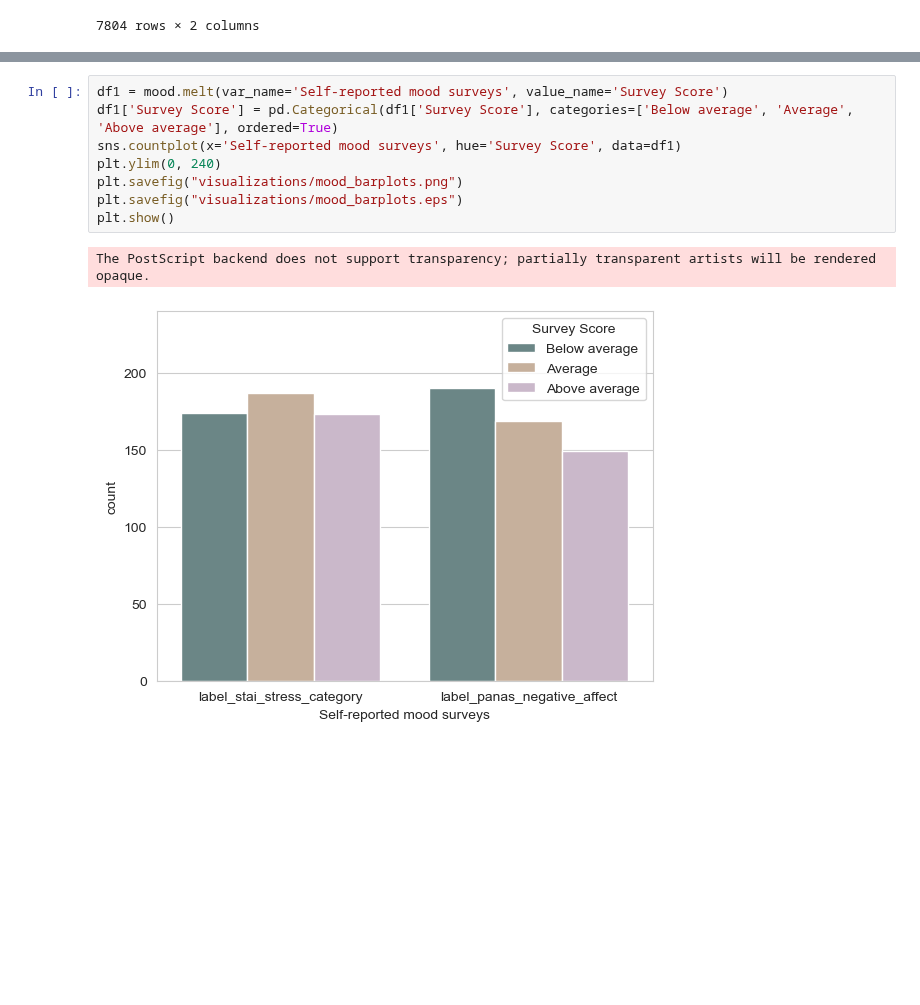
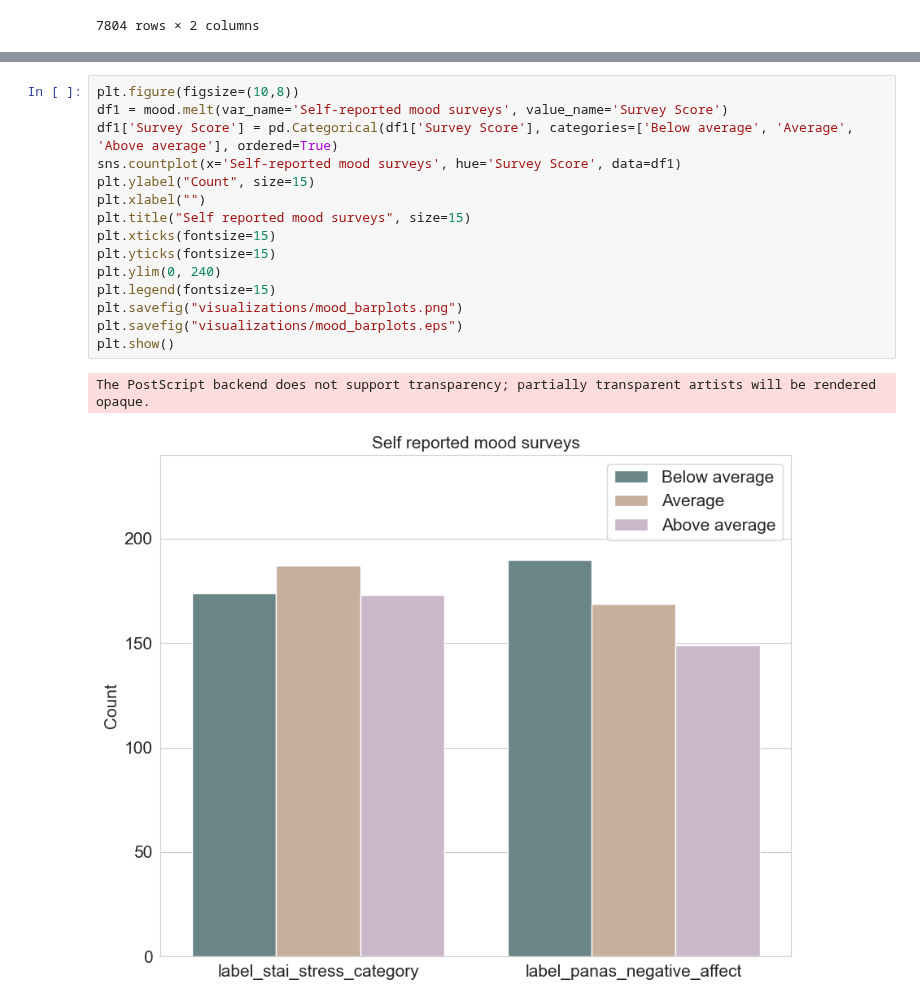
Before and after one commit to kcristinaa/RAIS-miniproject, a Jupyter notebook: notebooks_correlations_and_visualizations/visualizations_labels.ipynb, the cells around one changed output, grey strips where cells are left out. Saved outputs shown, nothing was run; the diff lists cells and outputs as text; blank space fills up the shorter version.

```diff
--- a/notebooks_correlations_and_visualizations/visualizations_labels.ipynb
+++ b/notebooks_correlations_and_visualizations/visualizations_labels.ipynb
@@ -171,11 +181,18 @@ plt.show()
 # %%
+plt.figure(figsize=(10,8))
 df1 = mood.melt(var_name='Self-reported mood surveys', value_name='Survey Score')
 df1['Survey Score'] = pd.Categorical(df1['Survey Score'], categories=['Below average', 'Average', 'Above average'], ordered=True)
 sns.countplot(x='Self-reported mood surveys', hue='Survey Score', data=df1)
+plt.ylabel("Count", size=15)
+plt.xlabel("")
+plt.title("Self reported mood surveys", size=15)
+plt.xticks(fontsize=15)
+plt.yticks(fontsize=15)
 plt.ylim(0, 240)
+plt.legend(fontsize=15)
 plt.savefig("visualizations/mood_barplots.png")
 plt.savefig("visualizations/mood_barplots.eps")
 plt.show()
 # %% [output]
 The PostScript backend does not support transparency; partially transparent artists will be rendered opaque.
-[figure, old version]
+[figure, new version]
```
Also changed, not shown: parts of 4 cells of this notebook, 11 other files.
